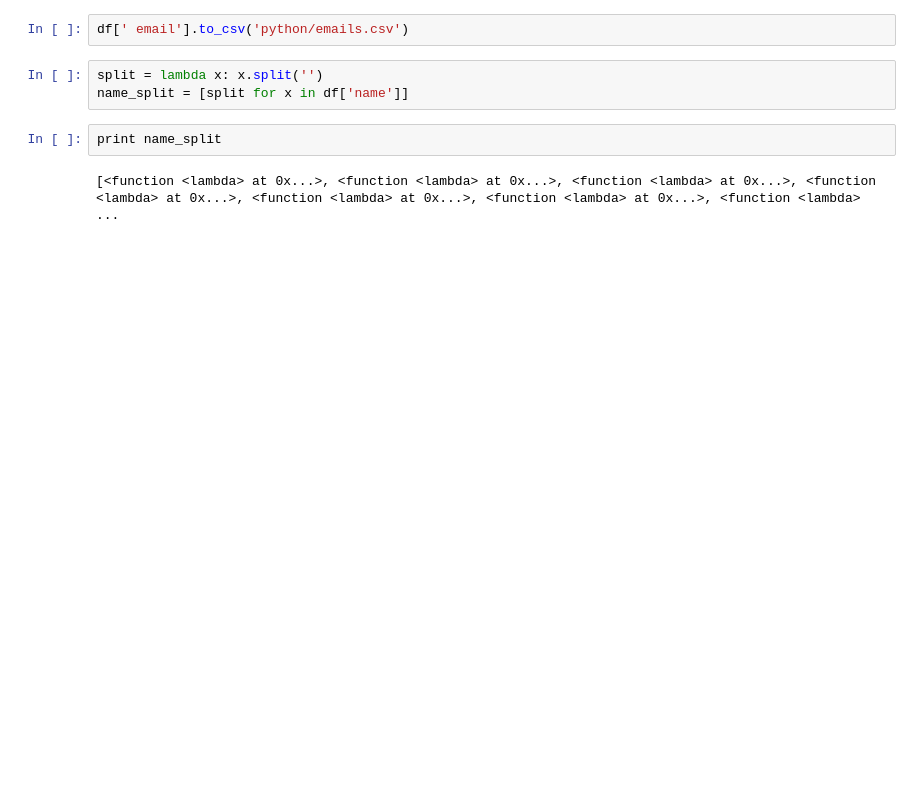
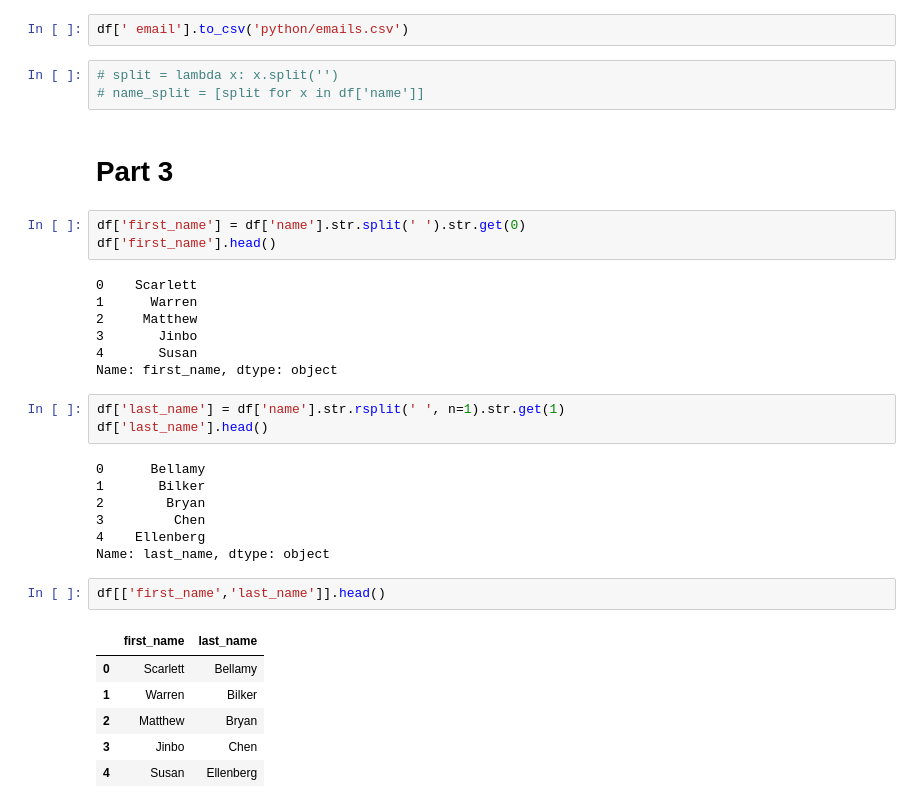
Before and after one commit to ntwieneke/dsp, a Jupyter notebook: Advanced python.ipynb, the cells around one changed output. Cells and saved outputs as stored; diff of their text form; blank space fills up the shorter version.

```diff
--- a/Advanced python.ipynb
+++ b/Advanced python.ipynb
@@ -157,9 +161,36 @@ set(['email.chop.edu', 'upenn.edu', 'cceb.med.upenn.edu', 'mail.med.upenn.edu'])
 # %%
 df[' email'].to_csv('python/emails.csv')
 # %%
-split = lambda x: x.split('')
-name_split = [split for x in df['name']]
+# split = lambda x: x.split('')
+# name_split = [split for x in df['name']]
-# %%
-print name_split
-# %% [output]
-[<function <lambda> at 0x...>, <function <lambda> at 0x...>, <function <lambda> at 0x...>, <function <lambda> at 0x...>, <function <lambda> at 0x...>, <function <lambda> at 0x...>, <function <lambda>  ...
+# %% [markdown]
+# Part 3
+# %%
+df['first_name'] = df['name'].str.split(' ').str.get(0)
+df['first_name'].head()
+# %% [output]
+0    Scarlett
+1      Warren
+2     Matthew
+3       Jinbo
+4       Susan
+Name: first_name, dtype: object
+# %%
+df['last_name'] = df['name'].str.rsplit(' ', n=1).str.get(1)
+df['last_name'].head()
+# %% [output]
+0      Bellamy
+1       Bilker
+2        Bryan
+3         Chen
+4    Ellenberg
+Name: last_name, dtype: object
+# %%
+df[['first_name','last_name']].head()
+# %% [output]
+|  | first_name | last_name |
+| 0 | Scarlett | Bellamy |
+| 1 | Warren | Bilker |
+| 2 | Matthew | Bryan |
+| 3 | Jinbo | Chen |
+| 4 | Susan | Ellenberg |
```
Also changed, not shown: parts of 17 cells of this notebook, 4 other files.
